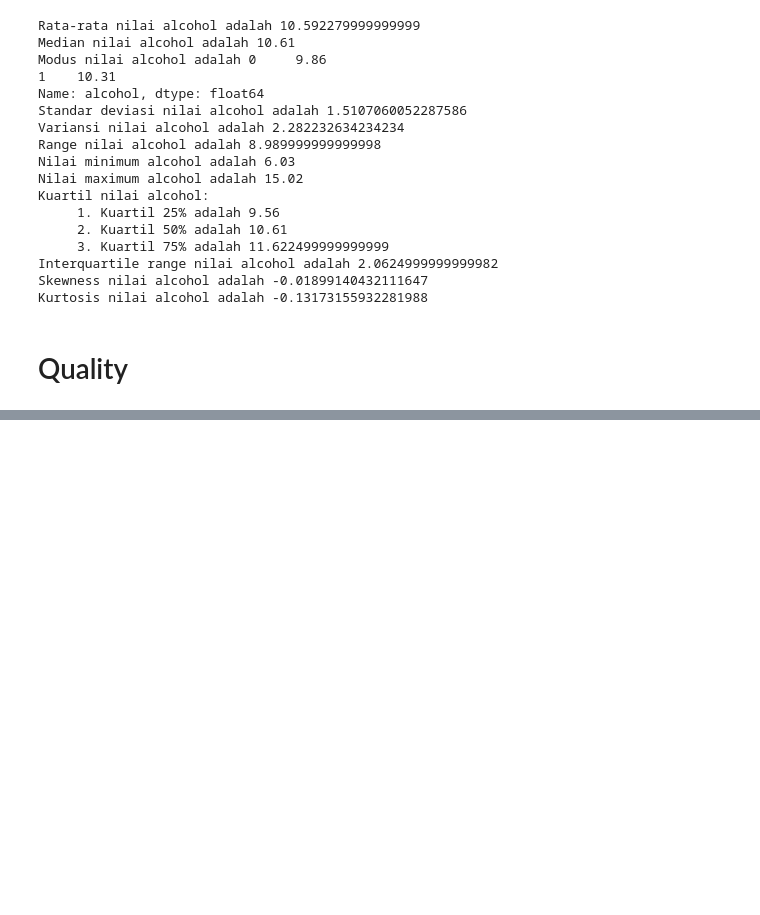
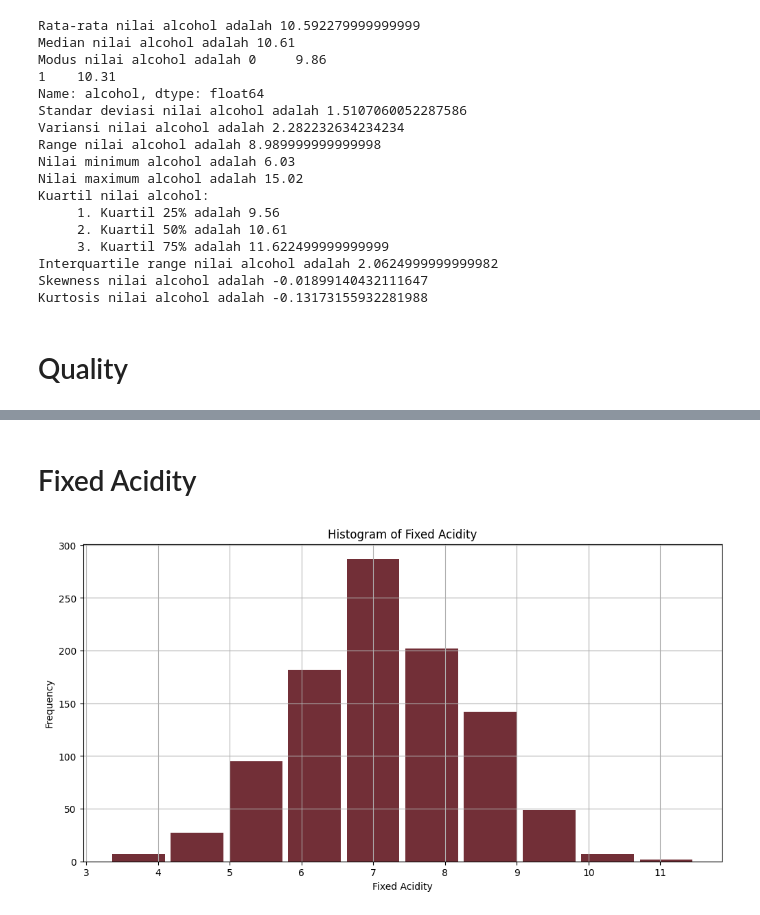
Before and after one commit to goodgirlwannabe/wine, a Jupyter notebook: wine.ipynb, the cells around one changed output, grey strips where cells are left out. Drawn from its saved outputs; the diff is of its cells as text; code cells hidden in the pictures; blank space fills up the shorter version.

```diff
--- a/wine.ipynb
+++ b/wine.ipynb
@@ -878,0 +884,8 @@ print("Kurtosis nilai quality adalah", kurtQuality)
+# %%
+import pandas as pd
+import numpy as np
+import matplotlib.pyplot as plt
+import scipy as sp
+
+df = pd.read_csv('anggur.csv')
+df
@@ -878,0 +906,14 @@ print("Kurtosis nilai quality adalah", kurtQuality)
+# %% [markdown]
+# Fixed Acidity
+# %%
+df.hist(column = 'fixed acidity', figsize = (12,6), rwidth = 0.9, bins = 10, color = '#722F37')
+# give title
+plt.title('Histogram of Fixed Acidity')
+# give xlabel
+plt.xlabel('Fixed Acidity')
+# give ylabel
+plt.ylabel('Frequency')
+# show plot
+plt.show()
+# %% [output]
+[figure, added]
```
Also changed, not shown: parts of 21 cells of this notebook.
